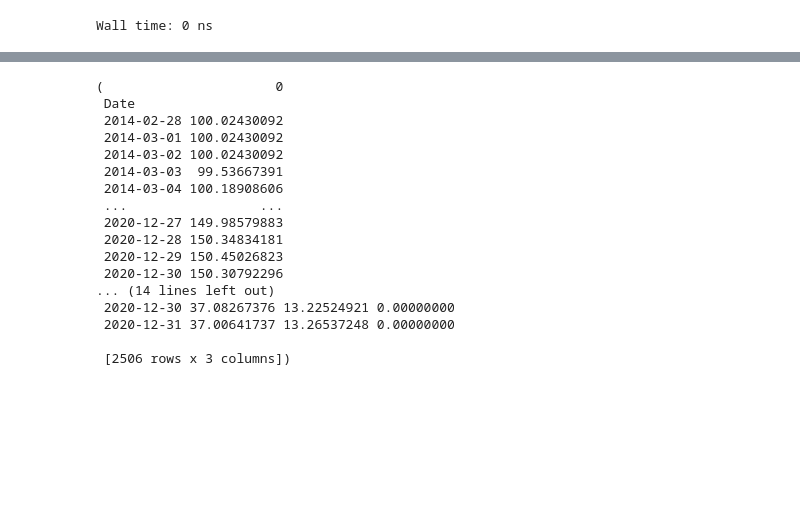
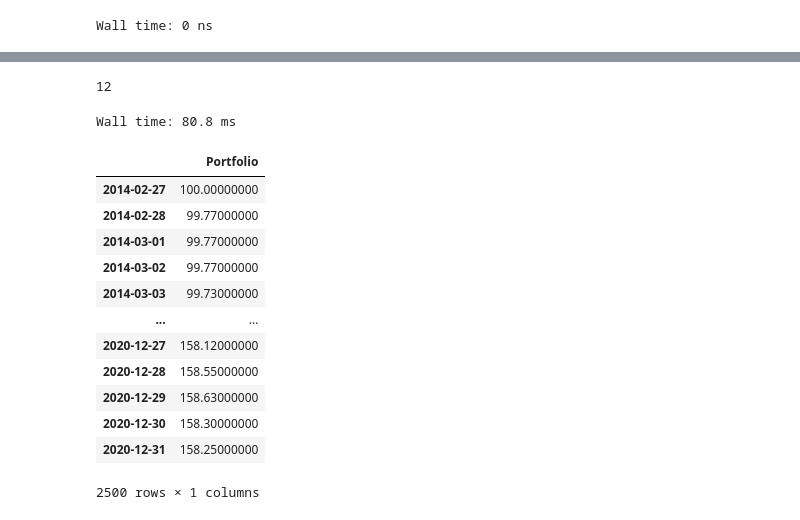
Before and after one commit to LuisSousaSilva/Articles_and_studies, a Jupyter notebook: Contribution.ipynb, the cells around one changed output, grey strips where cells are left out. Cells and saved outputs as stored; diff of their text form; code cells hidden in the pictures; blank space fills up the shorter version.

```diff
--- a/Contribution.ipynb
+++ b/Contribution.ipynb
@@ -204,5 +168,5 @@ Name: 2016-12-31 00:00:00, dtype: float64
 # %%
-pd.options.display.float_format = '{:,.6f}'.format
+# pd.options.display.float_format = '{:,.6f}'.format
 
-valores_anuais = Portfolio.resample('A').last().pct_change()
-valores_anuais
+# valores_anuais = Portfolio.resample('A').last().pct_change()
+# valores_anuais
@@ -361,20 +334,22 @@ Wall time: 0 ns
+# %%
+end_index = pd.date_range(start='2020-12-31', end='2020-12-31', periods=1)
+# %% [output]
+12
 # %%
-compute_portfolio_with_contributions(Quotes, weights=[0.4, 0.6, 0])
+%%time
+pl.compute_portfolio(Quotes, [0.4, 0.4, 0.2])
 # %% [output]
-(                      0
- Date
- 2014-02-28 100.02430092
- 2014-03-01 100.02430092
- 2014-03-02 100.02430092
- 2014-03-03  99.53667391
- 2014-03-04 100.18908606
- ...                 ...
- 2020-12-27 149.98579883
- 2020-12-28 150.34834181
- 2020-12-29 150.45026823
- 2020-12-30 150.30792296
-... (14 lines left out)
- 2020-12-30 37.08267376 13.22524921 0.00000000
- 2020-12-31 37.00641737 13.26537248 0.00000000
-
- [2506 rows x 3 columns])
+Wall time: 80.8 ms
+|  | Portfolio |
+| 2014-02-27 | 100.00000000 |
+| 2014-02-28 | 99.77000000 |
+| 2014-03-01 | 99.77000000 |
+| 2014-03-02 | 99.77000000 |
+| 2014-03-03 | 99.73000000 |
+| ... | ... |
+| 2020-12-27 | 158.12000000 |
+| 2020-12-28 | 158.55000000 |
+| 2020-12-29 | 158.63000000 |
+| 2020-12-30 | 158.30000000 |
+| 2020-12-31 | 158.25000000 |
+2500 rows × 1 columns
```
Also changed, not shown: parts of 23 cells of this notebook, 1 other file.
